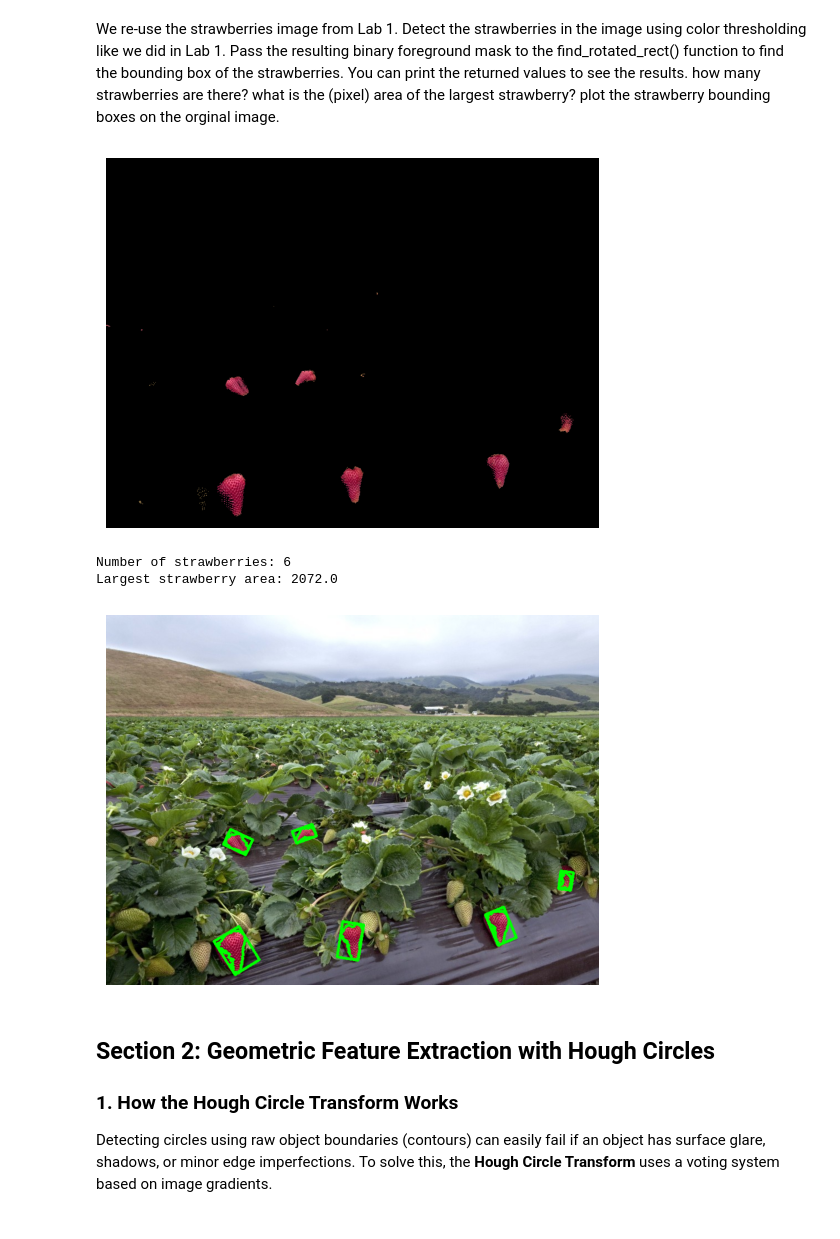
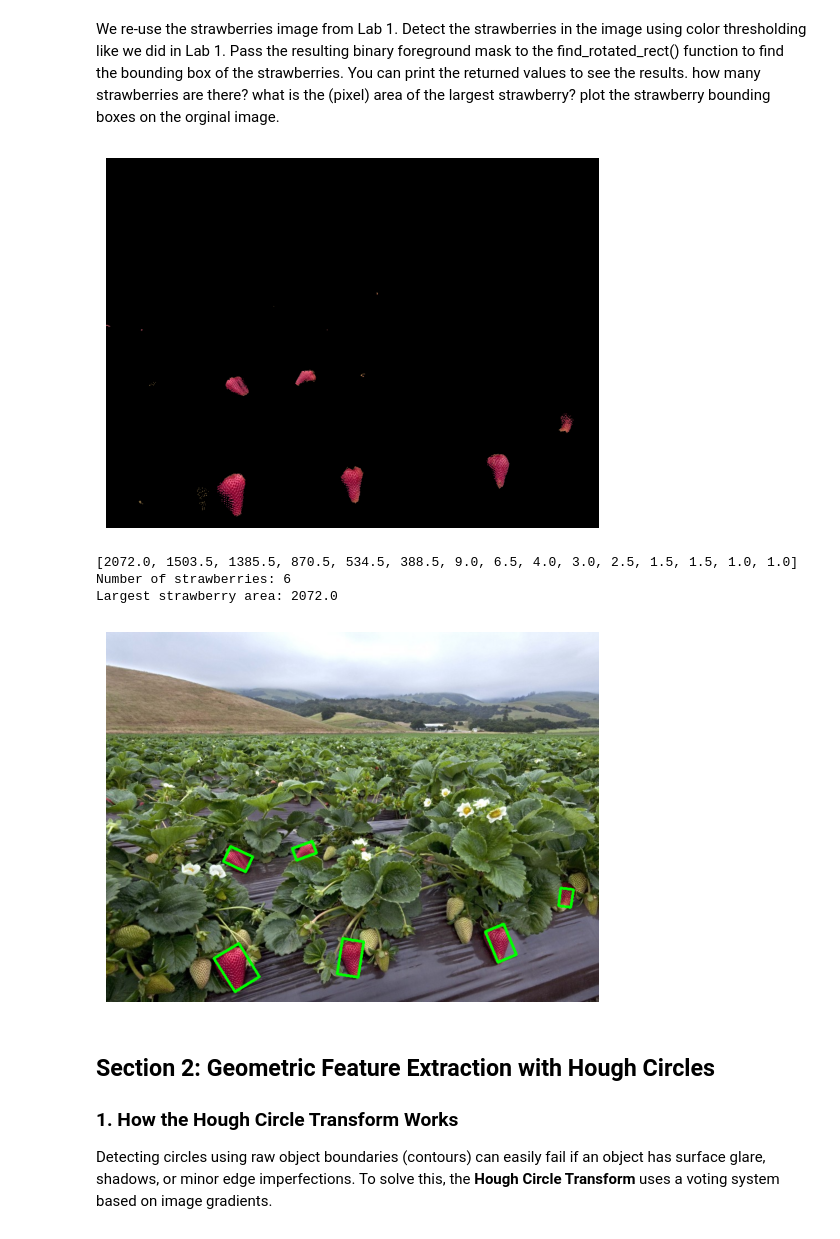
Before and after one commit to aasiksoy/opencv-lab_sessions, a Jupyter notebook: Lab3/Lab3.ipynb, the cells around one changed output. Cells and saved outputs as stored; diff of their text form; code cells hidden in the pictures.

```diff
--- a/Lab3/Lab3.ipynb
+++ b/Lab3/Lab3.ipynb
@@ -77,38 +77,39 @@ strawberries_hsv = cv2.cvtColor(strawberries, cv2.COLOR_BGR2HSV)
 
 lower_red1 = np.array([0, 120, 120])
 upper_red1 = np.array([20, 255, 255])
 lower_red2 = np.array([150, 120, 120])
 upper_red2 = np.array([179, 255, 255])
 
 mask1 = cv2.inRange(strawberries_hsv, lower_red1, upper_red1)
 mask2 = cv2.inRange(strawberries_hsv, lower_red2, upper_red2)
 mask = mask1 | mask2
 
 segmented_region_straw = cv2.bitwise_and(strawberries, strawberries, mask=mask)
 strawberries_segmented_rgb = cv2.cvtColor(segmented_region_straw, cv2.COLOR_BGR2RGB)
 plt.imshow(strawberries_segmented_rgb)
 plt.axis("off")
 plt.show()
+result = strawberries.copy()
+all_contours, filtered_contours, rotated_rects, box_points_for_drawing = find_rotated_rect(mask, pixel_area_threshold=100)
 
-all_contours, filtered_contours, rotated_rects, box_points_for_drawing = find_rotated_rect(mask, pixel_area_threshold=100)
-cv2.drawContours(strawberries, filtered_contours,  -1, (0,255,0), 3)
-
-all_contours, filtered_contours, rotated_rects, box_points_for_drawing = find_rotated_rect(mask, pixel_area_threshold=100)
+areas = sorted([cv2.contourArea(c) for c in all_contours], reverse=True)
+print(areas[:15])
 
 print("Number of strawberries:", len(filtered_contours))
 largest_area = max(cv2.contourArea(c) for c in filtered_contours)
 print("Largest strawberry area:", largest_area)
 
 result = strawberries.copy()
 cv2.drawContours(result, box_points_for_drawing, -1, (0, 255, 0), 3)
 plt.imshow(cv2.cvtColor(result, cv2.COLOR_BGR2RGB))
 plt.axis("off")
 plt.show()
 # %% [output]
 [figure]
+[2072.0, 1503.5, 1385.5, 870.5, 534.5, 388.5, 9.0, 6.5, 4.0, 3.0, 2.5, 1.5, 1.5, 1.0, 1.0]
 Number of strawberries: 6
 Largest strawberry area: 2072.0
-[figure, old version]
+[figure, new version]
 # %% [markdown]
 ## Section 2: Geometric Feature Extraction with Hough Circles
 
```
Also changed, not shown: parts of 1 cell of this notebook, 2 other files.
